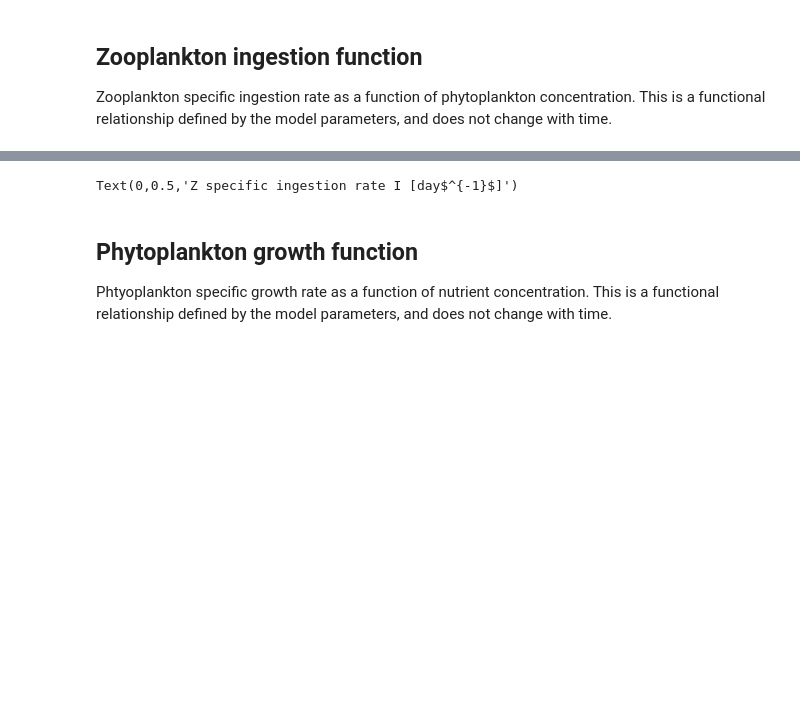
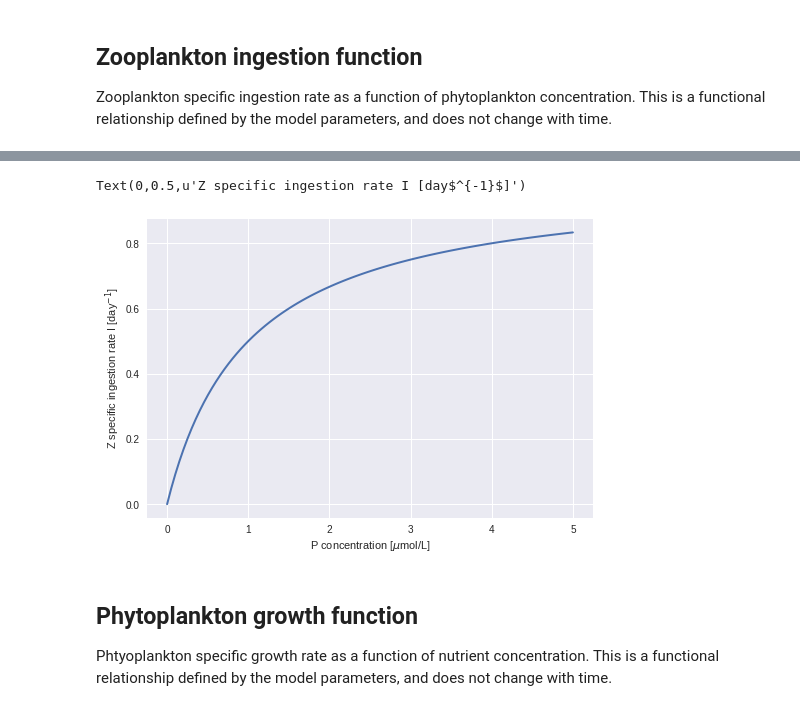
Before and after one commit to tompc35/ms274-modeling-marine-systems, a Jupyter notebook: NPZ_model.ipynb, the cells around one changed output, grey strips where cells are left out. Saved outputs shown, nothing was run; the diff lists cells and outputs as text; code cells hidden in the pictures; blank space fills up the shorter version.

```diff
--- a/NPZ_model.ipynb
+++ b/NPZ_model.ipynb
@@ -54,10 +61,11 @@ $$ I = R_m k_g^{-1}P \left[1-\exp(-k_g^{-1}P) \right]Z $$
 # %%
-predation_type = 'M-P'
+predation_type = 'M-M'
 # %% [markdown]
 ## Define time step and initial conditions
 # %%
+tmax = 50  # maximum time [days]
 dt = 0.0001 # time step [days]
-t = np.arange(0,100,dt)
+t = np.arange(0,tmax,dt)
 
 # initialize arrays of NaNs for all times
 P = np.nan*t # phytoplankton
@@ -74,7 +82,15 @@ Z[0] = 1
 
 Zooplankton specific ingestion rate as a function of phytoplankton concentration. This is a functional relationship defined by the model parameters, and does not change with time.
 # %%
-def ingestion(P,Rm,predation_type):
+def ingestion(P,Rm,kg,predation_type):
+    '''
+    This function calculates the zooplankton ingestion rate, I, which
+    depends on the phytoplankton biomass (P), the maximum zooplankton ingestion
+    rate (Rm), the half-saturation/Ivlev parameter (kg) and the predation type.
+
+    The predatation type should be 'M-M', 'quadratic', 'Ivlev' or 'M-P'.
+    '''
+
     if predation_type == 'quadratic':
         I = Rm*P**2/(kg**2+P**2)
     elif predation_type == 'Ivlev':
@@ -87,7 +103,7 @@ def ingestion(P,Rm,predation_type):
 # %%
 NT = P[0]+N[0]+Z[0]
 Pf = np.linspace(0,NT,100)
-If = ingestion(Pf,Rm,predation_type)
+If = ingestion(Pf,Rm,kg,predation_type)
 
 plt.figure()
 plt.plot(Pf,If,lw=2)
@@ -99,4 +113,5 @@ plt.ylabel('Z specific ingestion rate I [day$^{-1}$]')
-Text(0,0.5,'Z specific ingestion rate I [day$^{-1}$]')
+Text(0,0.5,u'Z specific ingestion rate I [day$^{-1}$]')
+[figure, added]
 # %% [markdown]
 ## Phytoplankton growth function
 
```
Also changed, not shown: parts of 11 cells of this notebook.
